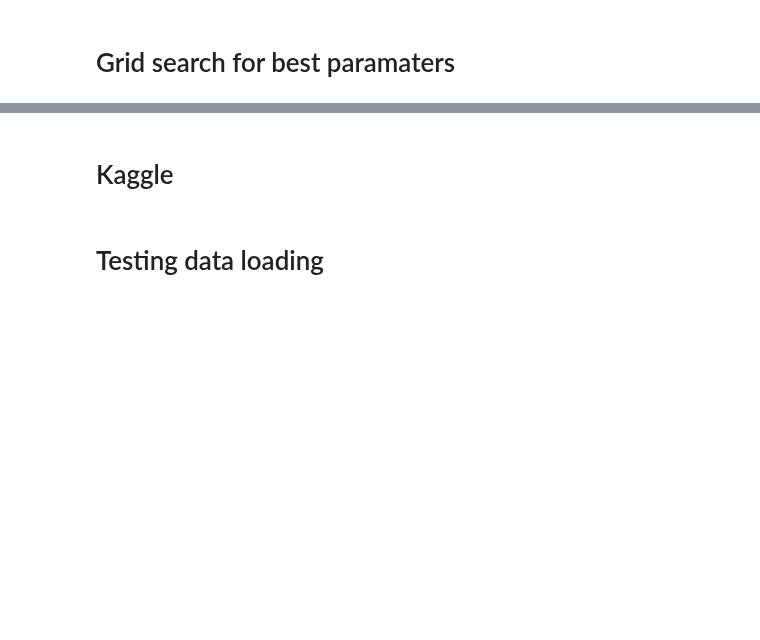
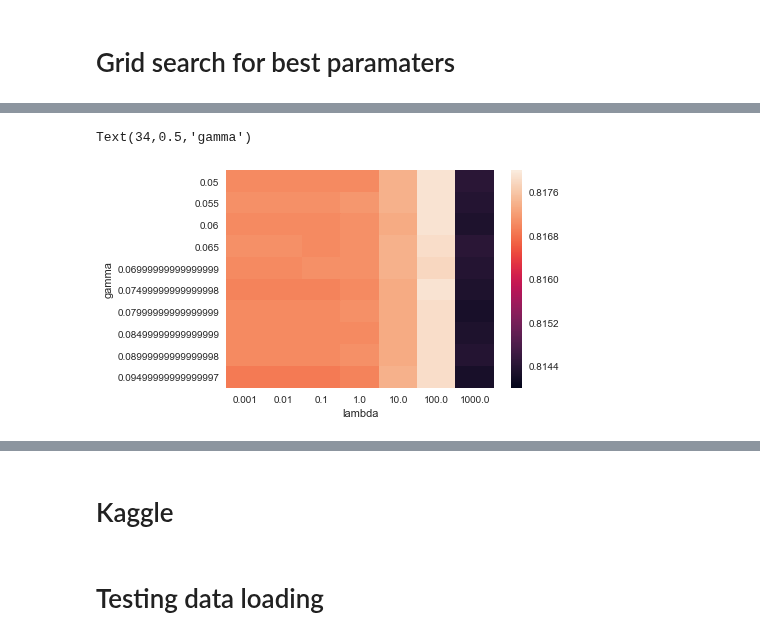
Before and after one commit to hhschede/machine_learning, a Jupyter notebook: project_1/run.ipynb, the cells around one changed output, grey strips where cells are left out. Cells and saved outputs as stored; diff of their text form; code cells hidden in the pictures; blank space fills up the shorter version.

```diff
--- a/project_1/run.ipynb
+++ b/project_1/run.ipynb
@@ -147,29 +261,10 @@ ax.set_ylabel('gamma')
-# %%
-num_iter = 100
-lr = np.arange(0.05,0.06, 0.07)
-lamb = np.logspace(-3,3,7)
-
-initial_w = np.ones(tx.shape[1])
-
-best_gamma = 0
-best_lambda = 0
-best_acc = 0
-grid_acc = np.zeros([len(lr),len(lamb)])
-
-for g in range(len(lr)):
-    for l in range(len(lamb)):
-        grid_acc[g,l] = Grid_Search_logistic(y, tx, y_t, tx_t, initial_w, gamma=lr[g], lam=lamb[l], max_iters = num_iter, momentum = 0)
-        print("gamma: {0} \t| lambda: {1} \t| test acc: {2}".format(lr[g],lamb[l], grid_acc[g,l]))
-        if (grid_acc[g,l] > best_acc):
-            best_acc = grid_acc[g,l]
-            best_gamma = lr[g]
-            best_lambda = lamb[l]
-
-file = "grid_search_logistic_test_acc_mean.npy"
-np.save(file, grid_acc)
 # %%
-# grid_acc = np.load(file)
+file = "grid_search/grid_search_logistic_jet1.npy"
+grid_acc = np.load(file)
 import seaborn as sns; sns.set()
-ax = sns.heatmap(grid_acc,xticklabels=lamb, yticklabels=lr,vmin= 0.6, vmax=0.782)
+ax = sns.heatmap(grid_acc,xticklabels=lamb, yticklabels=lr,vmin= 0.814, vmax=0.818)
 ax.set_xlabel('lambda')
 ax.set_ylabel('gamma')
+# %% [output]
+Text(34,0.5,'gamma')
+[figure, added]
```
Also changed, not shown: parts of 15 cells of this notebook, 12 other files.
